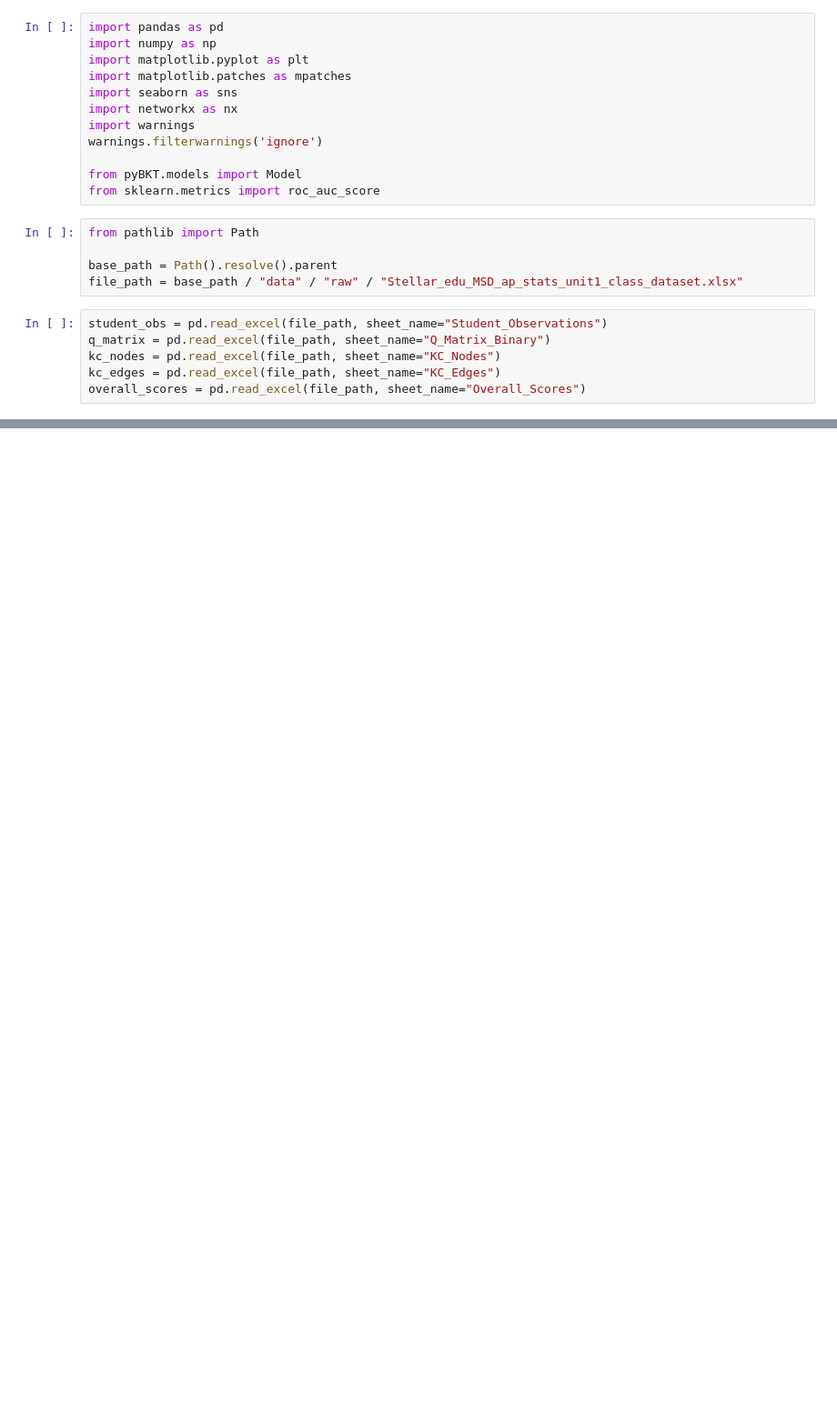
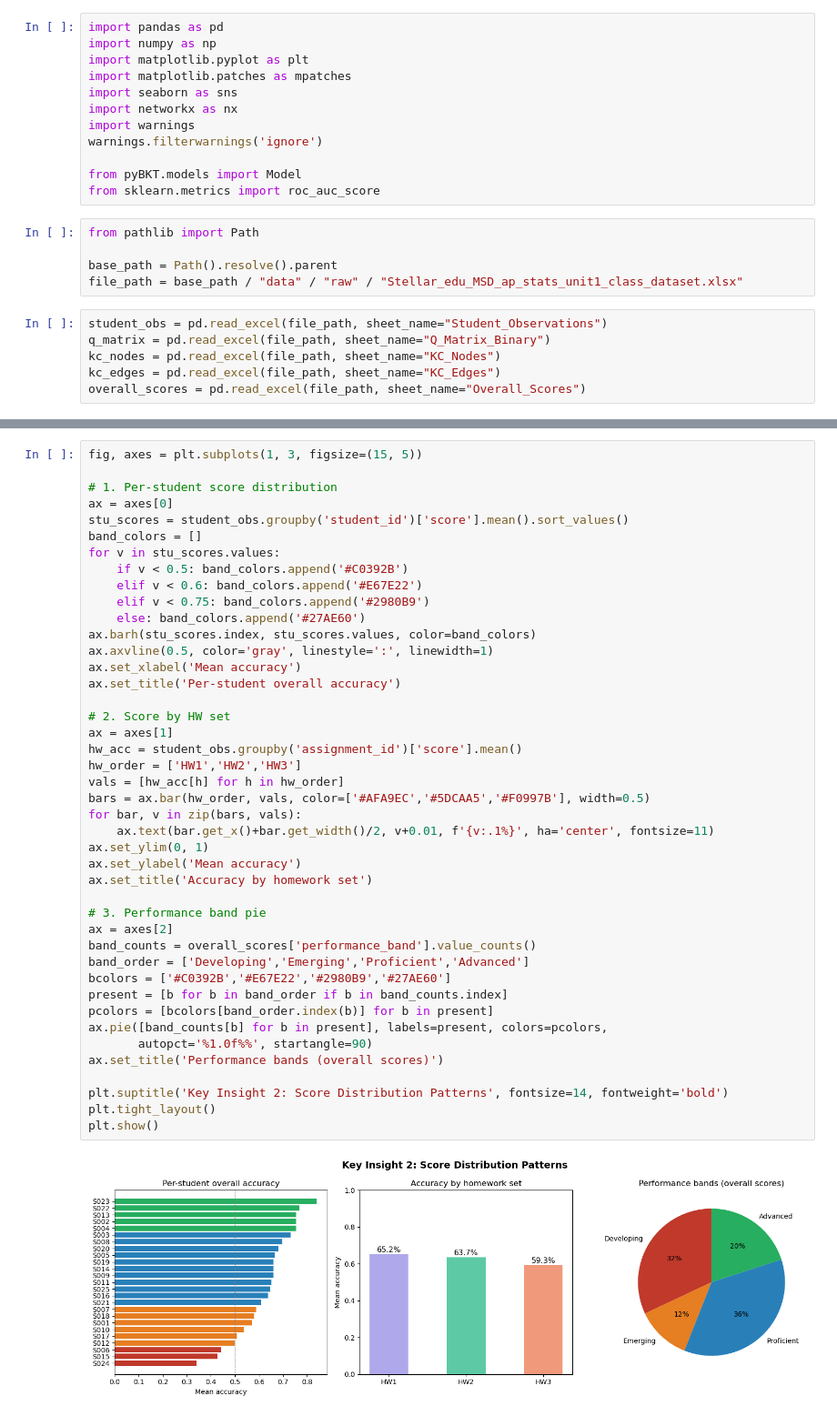
Before and after one commit to mailysg8/ai-student-progress-tracker, a Jupyter notebook: notebooks/bkt_baseline_model.ipynb, the cells around one changed output, grey strips where cells are left out. Shown at 91% size. Cells and saved outputs as stored; diff of their text form; blank space fills up the shorter version.

```diff
--- a/notebooks/bkt_baseline_model.ipynb
+++ b/notebooks/bkt_baseline_model.ipynb
@@ -32,0 +108,45 @@ student_obs.head()
+# %%
+fig, axes = plt.subplots(1, 3, figsize=(15, 5))
+
+# 1. Per-student score distribution
+ax = axes[0]
+stu_scores = student_obs.groupby('student_id')['score'].mean().sort_values()
+band_colors = []
+for v in stu_scores.values:
+    if v < 0.5: band_colors.append('#C0392B')
+    elif v < 0.6: band_colors.append('#E67E22')
+    elif v < 0.75: band_colors.append('#2980B9')
+    else: band_colors.append('#27AE60')
+ax.barh(stu_scores.index, stu_scores.values, color=band_colors)
+ax.axvline(0.5, color='gray', linestyle=':', linewidth=1)
+ax.set_xlabel('Mean accuracy')
+ax.set_title('Per-student overall accuracy')
+
+# 2. Score by HW set
+ax = axes[1]
+hw_acc = student_obs.groupby('assignment_id')['score'].mean()
+hw_order = ['HW1','HW2','HW3']
+vals = [hw_acc[h] for h in hw_order]
+bars = ax.bar(hw_order, vals, color=['#AFA9EC','#5DCAA5','#F0997B'], width=0.5)
+for bar, v in zip(bars, vals):
+    ax.text(bar.get_x()+bar.get_width()/2, v+0.01, f'{v:.1%}', ha='center', fontsize=11)
+ax.set_ylim(0, 1)
+ax.set_ylabel('Mean accuracy')
+ax.set_title('Accuracy by homework set')
+
+# 3. Performance band pie
+ax = axes[2]
+band_counts = overall_scores['performance_band'].value_counts()
+band_order = ['Developing','Emerging','Proficient','Advanced']
+bcolors = ['#C0392B','#E67E22','#2980B9','#27AE60']
+present = [b for b in band_order if b in band_counts.index]
+pcolors = [bcolors[band_order.index(b)] for b in present]
+ax.pie([band_counts[b] for b in present], labels=present, colors=pcolors,
+       autopct='%1.0f%%', startangle=90)
+ax.set_title('Performance bands (overall scores)')
+
+plt.suptitle('Key Insight 2: Score Distribution Patterns', fontsize=14, fontweight='bold')
+plt.tight_layout()
+plt.show()
+# %% [output]
+[figure, added]
```
Also changed, not shown: parts of 21 cells of this notebook.
